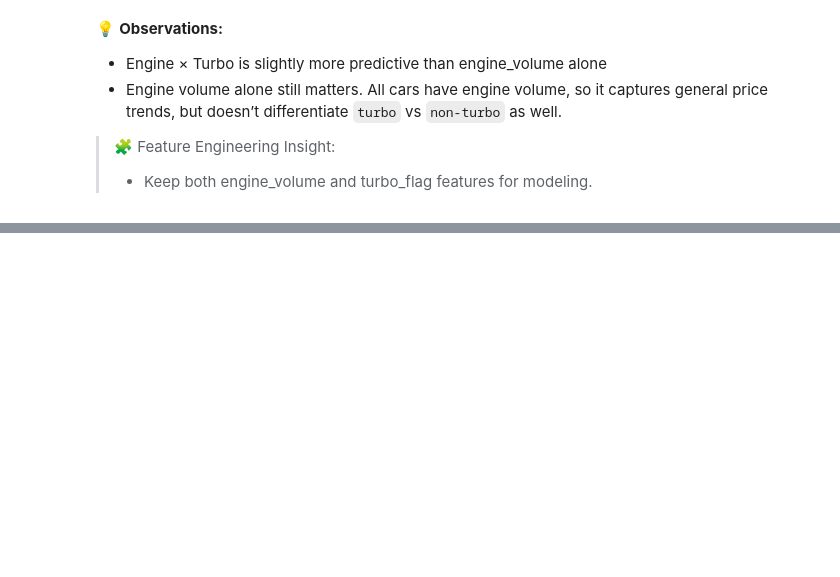
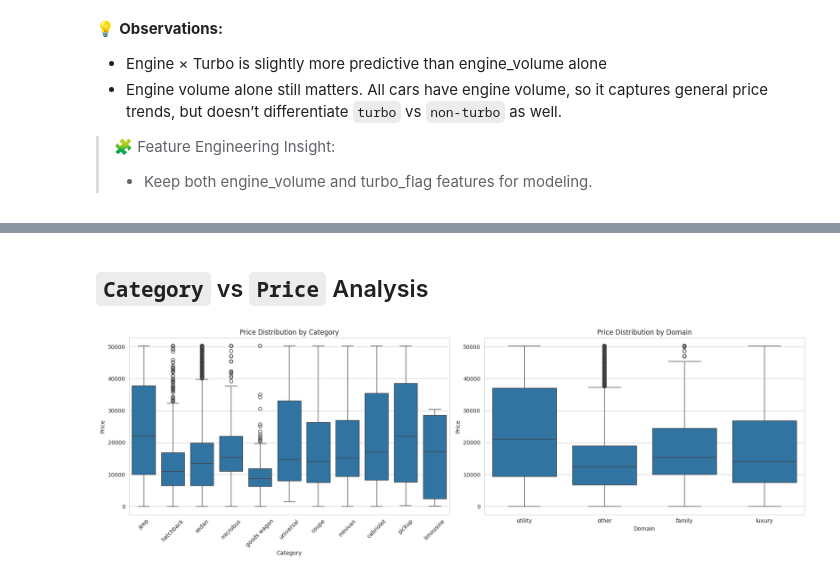
Before and after one commit to Mithula-cbw/Car-Price-Prediction, a Jupyter notebook: notebooks/Group_11_02_Descriptive_Analytics_and_EDA.ipynb, the cells around one changed output, grey strips where cells are left out. Cells and saved outputs as stored; diff of their text form; code cells hidden in the pictures; blank space fills up the shorter version.

```diff
--- a/notebooks/Group_11_02_Descriptive_Analytics_and_EDA.ipynb
+++ b/notebooks/Group_11_02_Descriptive_Analytics_and_EDA.ipynb
@@ -1626,0 +1797,38 @@ Correlation of engine_volume with Price (Capped): 0.16
+# %% [markdown]
+## `Category` vs `Price`  Analysis
+# %%
+# Define domain mapping
+domain_map = {
+    'jeep': 'utility',
+    'pickup': 'utility',
+    'goods wagon': 'utility',
+    'limousine': 'luxury',
+    'cabriolet': 'luxury',
+    'coupe': 'luxury',
+    'minivan': 'family',
+    'microbus': 'family'
+}
+# %%
+# Map categories to domains
+df['domain'] = df['category'].map(domain_map)
+df['domain'].fillna('other', inplace=True)
+# %%
+fig, axes = plt.subplots(1, 2, figsize=(18,6))
+
+# --- Category vs Price ---
+sns.boxplot(data=df, x='category', y='price_capped', ax=axes[0])
+axes[0].set_title('Price Distribution by Category')
+axes[0].set_xlabel('Category')
+axes[0].set_ylabel('Price')
+axes[0].tick_params(axis='x', rotation=45)
+
+# --- Domain vs Price ---
+sns.boxplot(data=df, x='domain', y='price_capped', ax=axes[1])
+axes[1].set_title('Price Distribution by Domain')
+axes[1].set_xlabel('Domain')
+axes[1].set_ylabel('Price')
+
+plt.tight_layout()
+plt.show()
+# %% [output]
+[figure, added]
```
Also changed, not shown: parts of 34 cells of this notebook.
